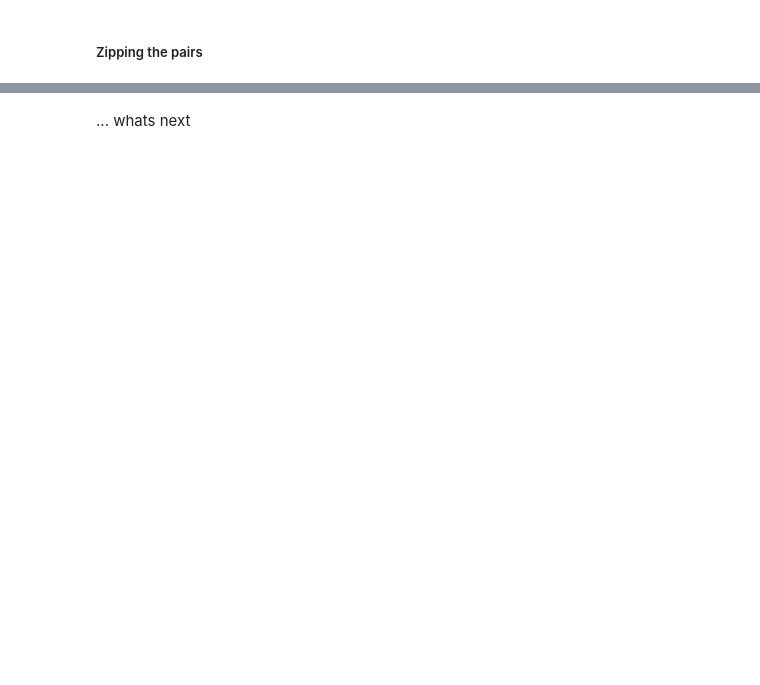
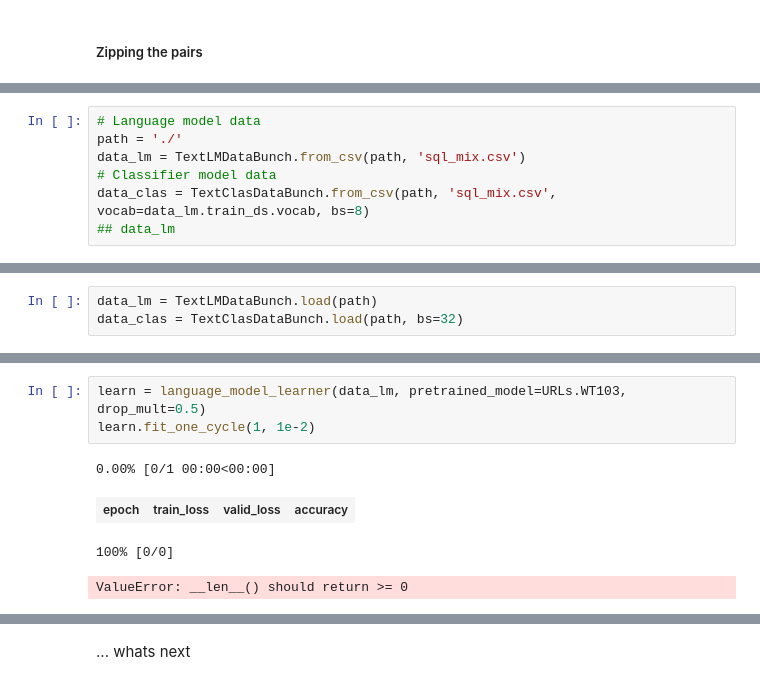
Before and after one commit to Benudek/ALP, a Jupyter notebook: Artificial Language Translation.ipynb, the cells around one changed output, grey strips where cells are left out. Saved outputs shown, nothing was run; the diff lists cells and outputs as text; blank space fills up the shorter version.

```diff
--- a/Artificial Language Translation.ipynb
+++ b/Artificial Language Translation.ipynb
@@ -640,0 +939,7 @@ pd.DataFrame(sql_tuples, columns=['sqllite','mongo'])
+# %%
+# Language model data
+path = './'
+data_lm = TextLMDataBunch.from_csv(path, 'sql_mix.csv')
+# Classifier model data
+data_clas = TextClasDataBunch.from_csv(path, 'sql_mix.csv', vocab=data_lm.train_ds.vocab, bs=8)
+## data_lm
@@ -640,0 +955,3 @@ pd.DataFrame(sql_tuples, columns=['sqllite','mongo'])
+# %%
+data_lm = TextLMDataBunch.load(path)
+data_clas = TextClasDataBunch.load(path, bs=32)
@@ -640,0 +964,8 @@ pd.DataFrame(sql_tuples, columns=['sqllite','mongo'])
+# %%
+learn = language_model_learner(data_lm, pretrained_model=URLs.WT103, drop_mult=0.5)
+learn.fit_one_cycle(1, 1e-2)
+# %% [output]
+0.00% [0/1 00:00<00:00]
+| epoch | train_loss | valid_loss | accuracy |
+100% [0/0]
+ValueError: __len__() should return >= 0
```
Also changed, not shown: parts of 164 cells of this notebook.
